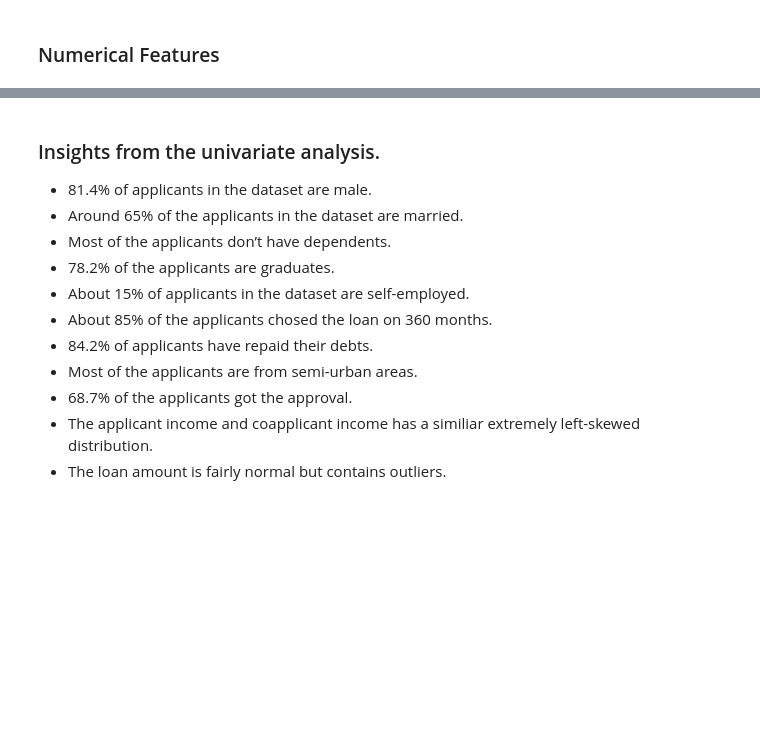
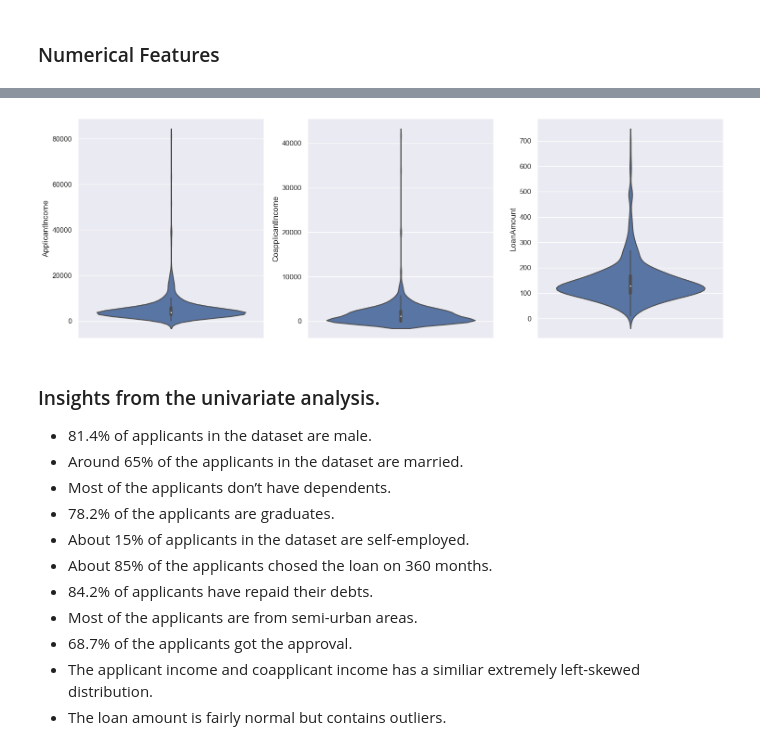
Before and after one commit to ahmedelgamal0/Loan-Eligibility-Prediction, a Jupyter notebook: Loan_Predection.ipynb, the cells around one changed output, grey strips where cells are left out. Cells and saved outputs as stored; diff of their text form; code cells hidden in the pictures; blank space fills up the shorter version.

```diff
--- a/Loan_Predection.ipynb
+++ b/Loan_Predection.ipynb
@@ -178,3 +238,7 @@ fig.tight_layout()
+# %%
+visualize_numerical_data(train, numerical_var, 2, 3, (15, 10), 'violin')
+# %% [output]
+[figure, added]
 # %% [markdown]
 ### Insights from the univariate analysis.
 
```
Also changed, not shown: parts of 26 cells of this notebook.
